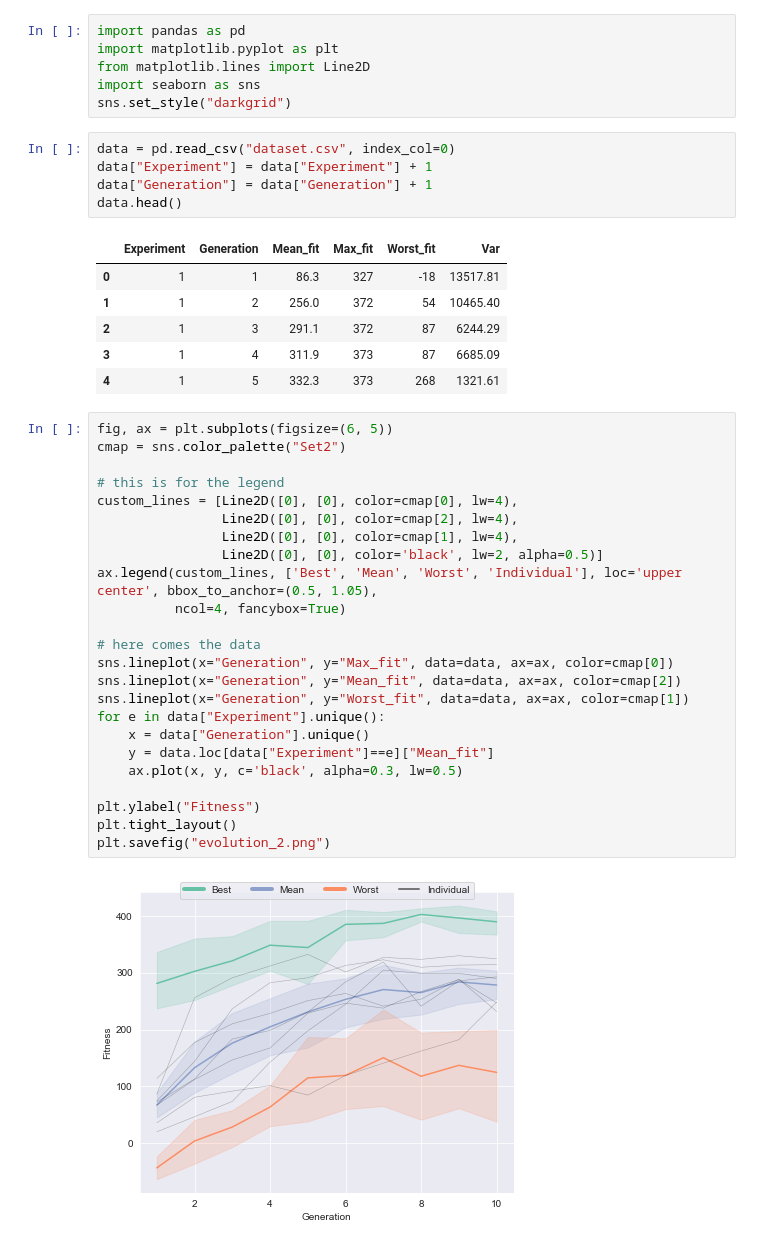
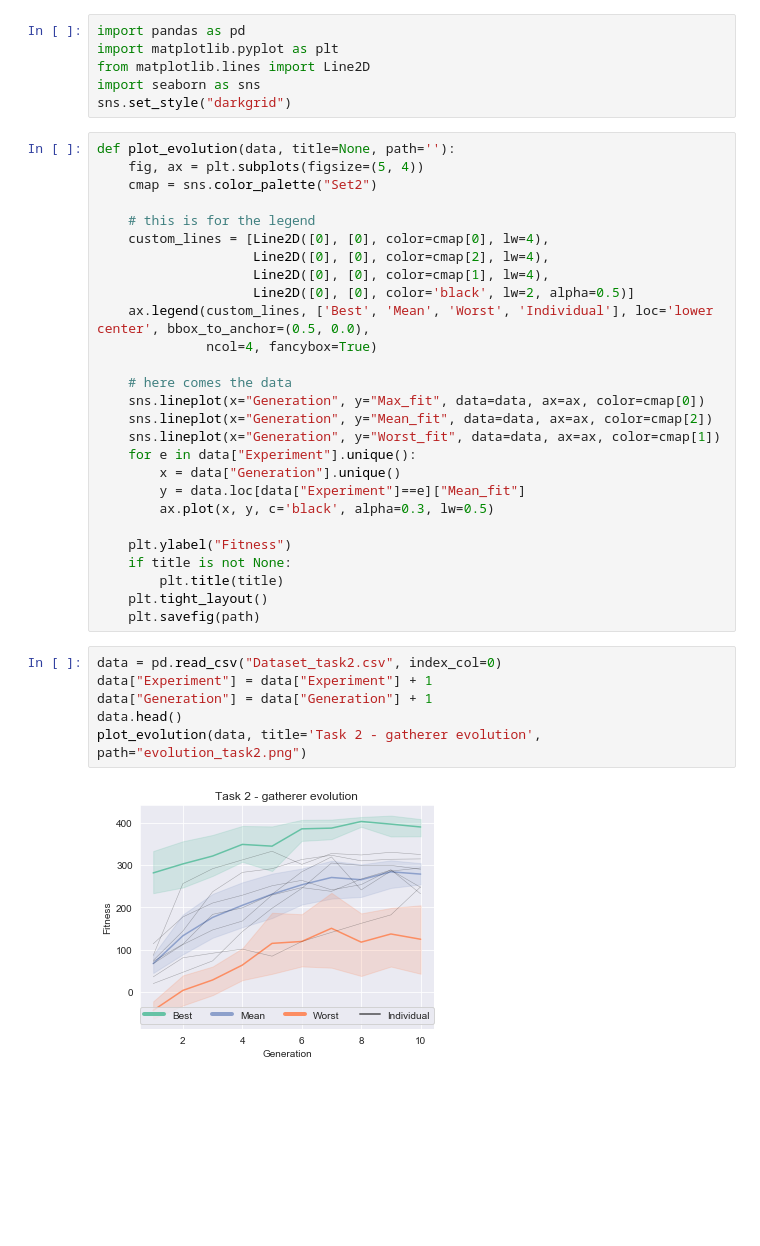
Before and after one commit to Mick-IJ/Learning-Machines, a Jupyter notebook: plotting.ipynb, the cells around one changed output. Drawn from its saved outputs; the diff is of its cells as text; blank space fills up the shorter version.

Commit message:
plotting and fixed table

```diff
--- a/plotting.ipynb
+++ b/plotting.ipynb
@@ -4,41 +4,38 @@ import matplotlib.pyplot as plt
 from matplotlib.lines import Line2D
 import seaborn as sns
 sns.set_style("darkgrid")
+# %%
+def plot_evolution(data, title=None, path=''):
+    fig, ax = plt.subplots(figsize=(5, 4))
+    cmap = sns.color_palette("Set2")
+
+    # this is for the legend
+    custom_lines = [Line2D([0], [0], color=cmap[0], lw=4),
+                    Line2D([0], [0], color=cmap[2], lw=4),
+                    Line2D([0], [0], color=cmap[1], lw=4),
+                    Line2D([0], [0], color='black', lw=2, alpha=0.5)]
+    ax.legend(custom_lines, ['Best', 'Mean', 'Worst', 'Individual'], loc='lower center', bbox_to_anchor=(0.5, 0.0),
+              ncol=4, fancybox=True)
+
+    # here comes the data
+    sns.lineplot(x="Generation", y="Max_fit", data=data, ax=ax, color=cmap[0])
+    sns.lineplot(x="Generation", y="Mean_fit", data=data, ax=ax, color=cmap[2])
+    sns.lineplot(x="Generation", y="Worst_fit", data=data, ax=ax, color=cmap[1])
+    for e in data["Experiment"].unique():
+        x = data["Generation"].unique()
+        y = data.loc[data["Experiment"]==e]["Mean_fit"]
+        ax.plot(x, y, c='black', alpha=0.3, lw=0.5)
+
+    plt.ylabel("Fitness")
+    if title is not None:
+        plt.title(title)
+    plt.tight_layout()
+    plt.savefig(path)
 # %%
-data = pd.read_csv("dataset.csv", index_col=0)
+data = pd.read_csv("Dataset_task2.csv", index_col=0)
 data["Experiment"] = data["Experiment"] + 1
 data["Generation"] = data["Generation"] + 1
 data.head()
+plot_evolution(data, title='Task 2 - gatherer evolution', path="evolution_task2.png")
 # %% [output]
-|  | Experiment | Generation | Mean_fit | Max_fit | Worst_fit | Var |
-| 0 | 1 | 1 | 86.3 | 327 | -18 | 13517.81 |
-| 1 | 1 | 2 | 256.0 | 372 | 54 | 10465.40 |
-| 2 | 1 | 3 | 291.1 | 372 | 87 | 6244.29 |
-| 3 | 1 | 4 | 311.9 | 373 | 87 | 6685.09 |
-| 4 | 1 | 5 | 332.3 | 373 | 268 | 1321.61 |
+[figure, added]
-# %%
-fig, ax = plt.subplots(figsize=(6, 5))
-cmap = sns.color_palette("Set2")
-
-# this is for the legend
-custom_lines = [Line2D([0], [0], color=cmap[0], lw=4),
-                Line2D([0], [0], color=cmap[2], lw=4),
-                Line2D([0], [0], color=cmap[1], lw=4),
-                Line2D([0], [0], color='black', lw=2, alpha=0.5)]
-ax.legend(custom_lines, ['Best', 'Mean', 'Worst', 'Individual'], loc='upper center', bbox_to_anchor=(0.5, 1.05),
-          ncol=4, fancybox=True)
-
-# here comes the data
-sns.lineplot(x="Generation", y="Max_fit", data=data, ax=ax, color=cmap[0])
-sns.lineplot(x="Generation", y="Mean_fit", data=data, ax=ax, color=cmap[2])
-sns.lineplot(x="Generation", y="Worst_fit", data=data, ax=ax, color=cmap[1])
-for e in data["Experiment"].unique():
-    x = data["Generation"].unique()
-    y = data.loc[data["Experiment"]==e]["Mean_fit"]
-    ax.plot(x, y, c='black', alpha=0.3, lw=0.5)
-
-plt.ylabel("Fitness")
-plt.tight_layout()
-plt.savefig("evolution_2.png")
-# %% [output]
-[figure, removed]
```
Also changed, not shown: parts of 1 cell of this notebook, 1 other file.
